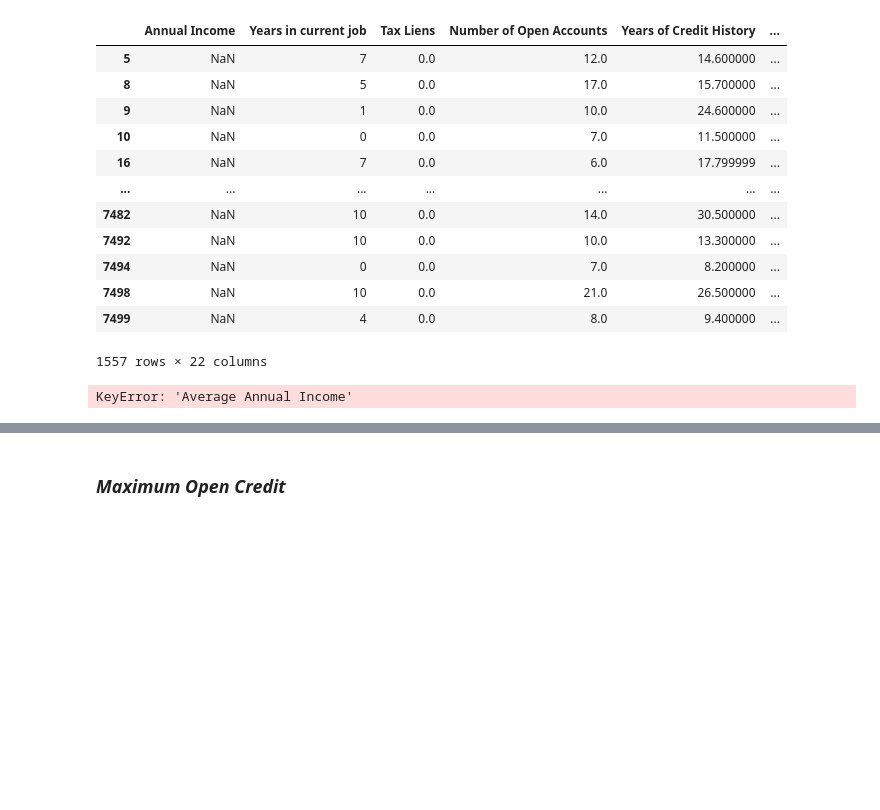
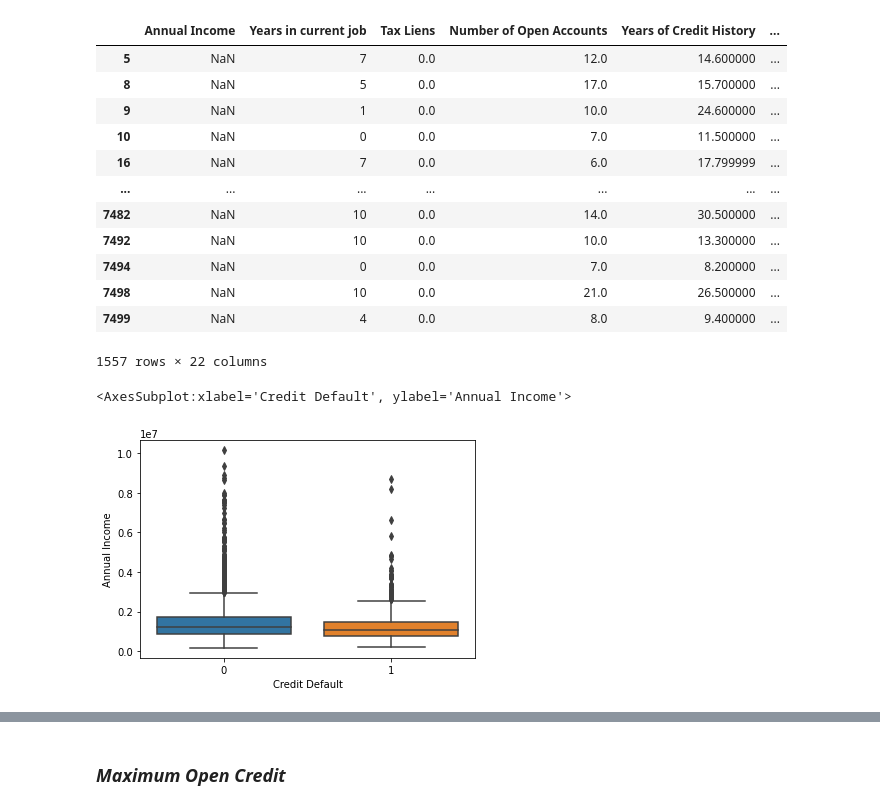
Before and after one commit to adurzin/data_science_cont, a Jupyter notebook: course.ipynb, the cells around one changed output, grey strips where cells are left out. Saved outputs shown, nothing was run; the diff lists cells and outputs as text; code cells hidden in the pictures; blank space fills up the shorter version.

```diff
--- a/course.ipynb
+++ b/course.ipynb
@@ -420,10 +420,11 @@ df_train.loc[df_train['Annual Income'].isna()]
 | 7498 | NaN | 10 | 0.0 | 21.0 | 26.500000 | ... |
 | 7499 | NaN | 4 | 0.0 | 8.0 | 9.400000 | ... |
 1557 rows × 22 columns
-# %%
-df_train.loc[df_train['Average Annual Income'].isna()]
-# %% [output]
-KeyError: 'Average Annual Income'
+# %%
+sns.boxplot(x='Credit Default', y='Annual Income', data=df_train)
+# %% [output]
+<AxesSubplot:xlabel='Credit Default', ylabel='Annual Income'>
+[figure, added]
 # %%
 # df_train['Annual Income NaN'] = 0
 # df_train.loc[df_train['Annual Income'].isna(), 'Annual Income NaN'] = 1
```
Also changed, not shown: parts of 17 cells of this notebook, 9 other files.
